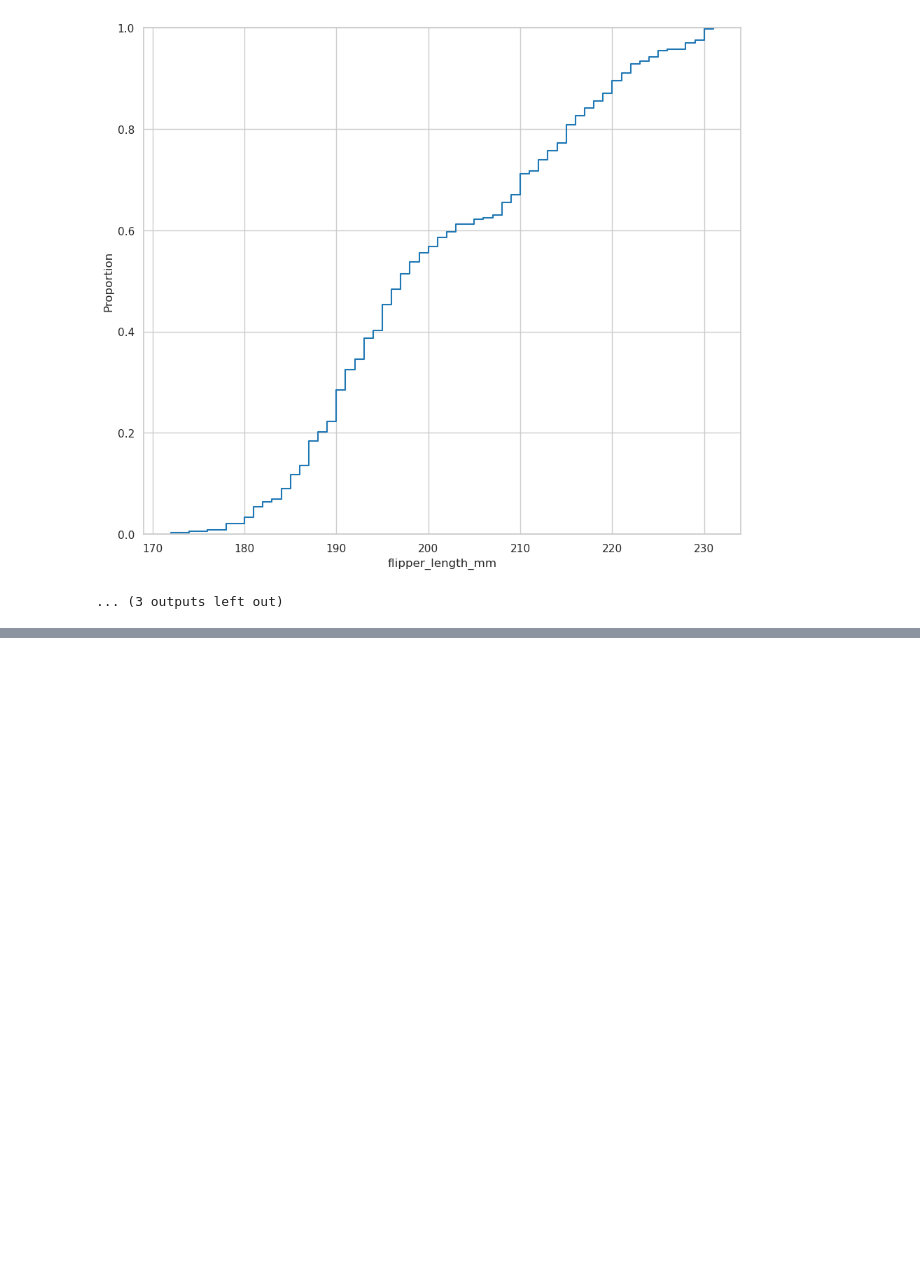
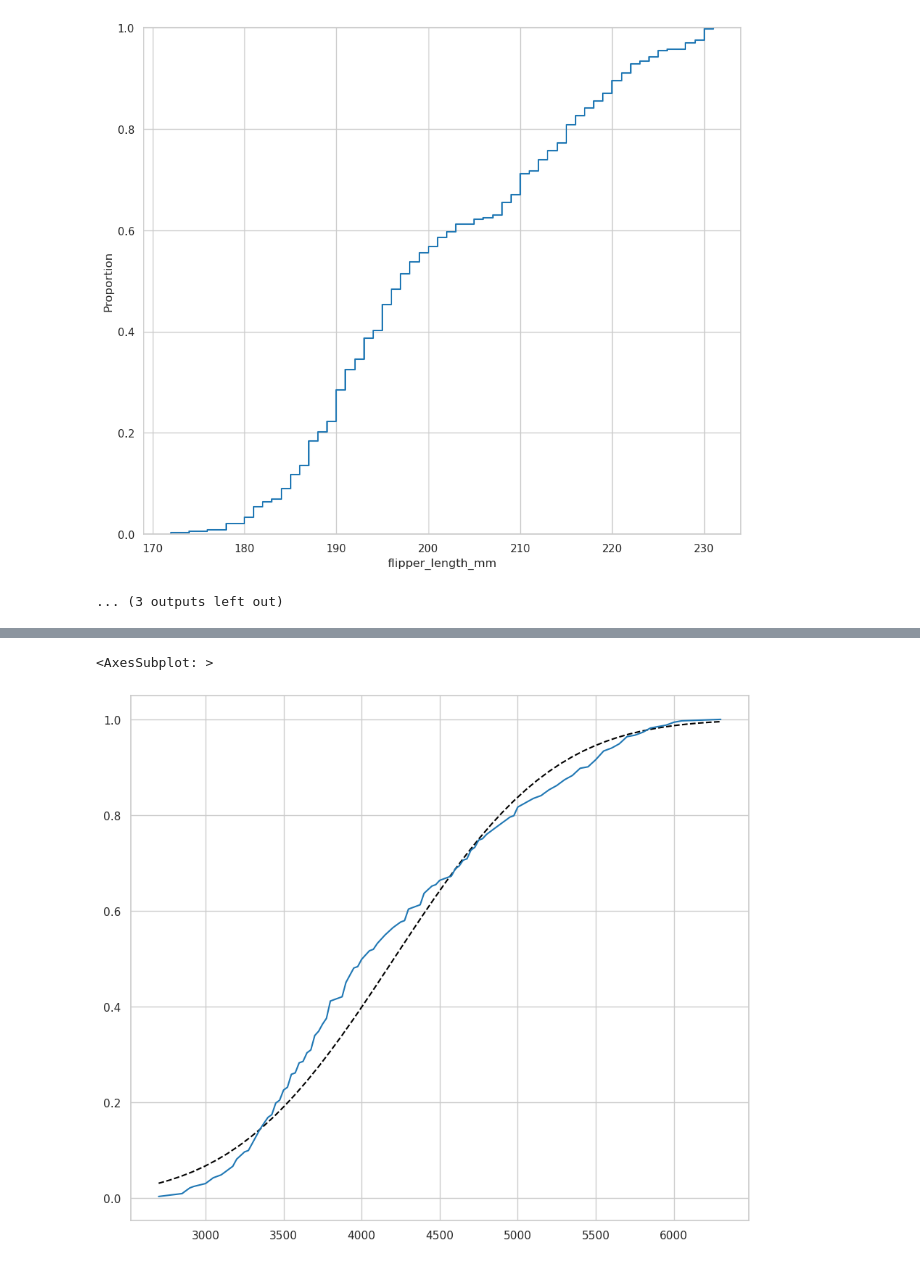
Before and after one commit to Antoniolml/data_analitys_pinguins, a Jupyter notebook: notebooks/0.7-antoniolml-funciones-densidad-probabilidad.ipynb, the cells around one changed output, grey strips where cells are left out. Drawn from its saved outputs; the diff is of its cells as text; code cells hidden in the pictures; blank space fills up the shorter version.

```diff
--- a/notebooks/0.7-antoniolml-funciones-densidad-probabilidad.ipynb
+++ b/notebooks/0.7-antoniolml-funciones-densidad-probabilidad.ipynb
@@ -16,0 +28,3 @@
+# %%
+stats=processed_penguins_df.body_mass_g.describe()
+stats
@@ -16,0 +41,13 @@
+# %%
+np.random.seed(42)
+xs=np.linspace(stats["min"],stats["max"])
+ys=scipy.stats.norm(stats["mean"],stats["std"]).cdf(xs)
+plt.plot(xs,ys, color="black", linestyle="dashed")
+
+empiricaldist.Cdf.from_seq(
+     processed_penguins_df.body_mass_g,
+     normalize=True
+ ).plot()
+# %% [output]
+<AxesSubplot: >
+[figure, added]
```
Also changed, not shown: parts of 4 cells of this notebook, 16 other files.
